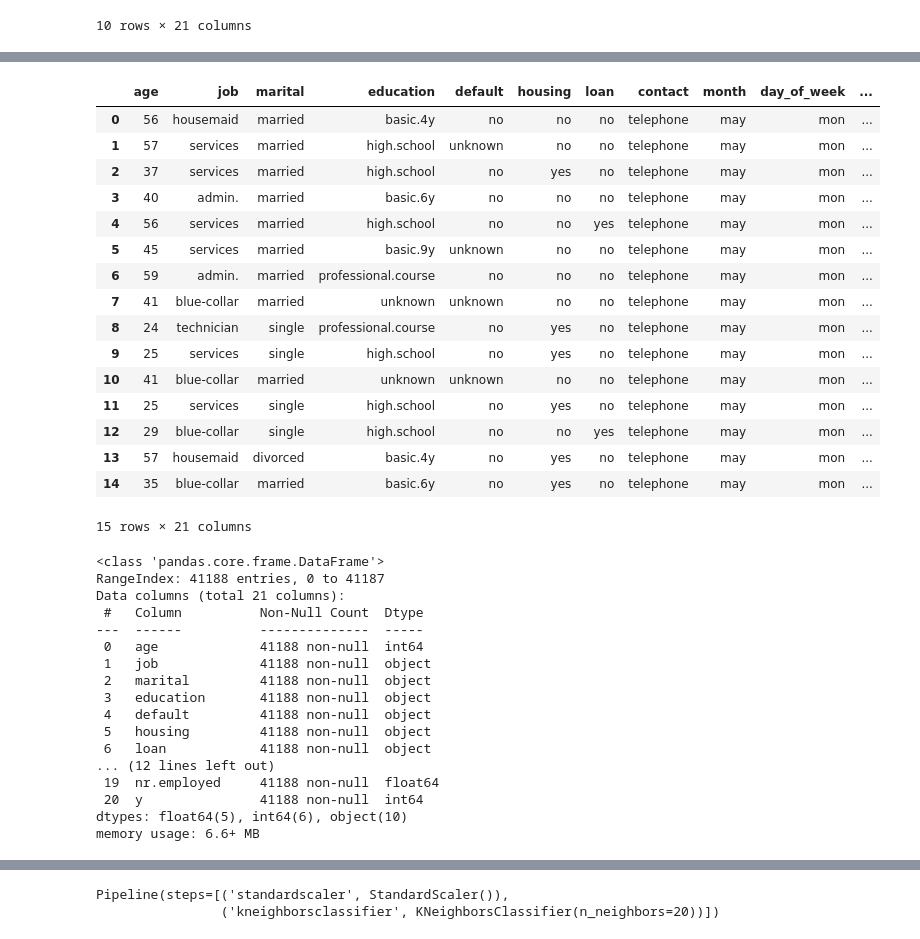
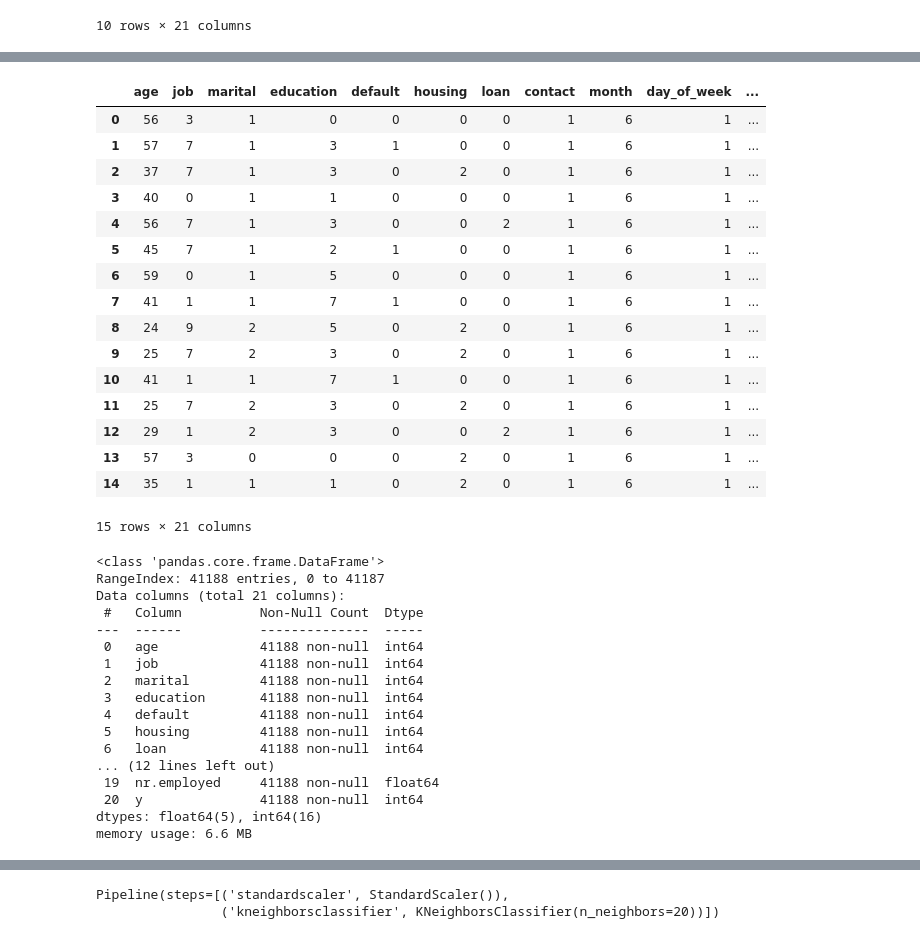
Before and after one commit to rahulbatra-19/KnnData, a Jupyter notebook: Untitled.ipynb, the cells around one changed output, grey strips where cells are left out. Cells and saved outputs as stored; diff of their text form; code cells hidden in the pictures.

```diff
--- a/Untitled.ipynb
+++ b/Untitled.ipynb
@@ -62,25 +64,40 @@ Kn.describe()
 | max | 98.00000 | 4918.000000 | 56.000000 | 999.000000 | 7.000000 | 1.400000 | 94.767000 | -26.900000 | ... |
 # %%
 i = preprocessing.LabelEncoder()
-Kn['y']= i.fit_transform(Kn['y'])
+# Kn['y']= i.fit_transform(Kn['y'])
+# Kn['job']=i.fit_transform(Kn['job'])
+def transform(x):
+    Kn[x] = i.fit_transform(Kn[x])
+transform('y')
+transform('job')
+transform('loan')
+transform('housing')
+transform('marital')
+transform('education')
+transform('contact')
+transform('month')
+transform('day_of_week')
+transform('default')
+transform('duration')
+transform('poutcome')
 Kn.head(n=15)
 # %% [output]
 |  | age | job | marital | education | default | housing | loan | contact | month | day_of_week | ... |
-| 0 | 56 | housemaid | married | basic.4y | no | no | no | telephone | may | mon | ... |
-| 1 | 57 | services | married | high.school | unknown | no | no | telephone | may | mon | ... |
-| 2 | 37 | services | married | high.school | no | yes | no | telephone | may | mon | ... |
-| 3 | 40 | admin. | married | basic.6y | no | no | no | telephone | may | mon | ... |
-| 4 | 56 | services | married | high.school | no | no | yes | telephone | may | mon | ... |
-| 5 | 45 | services | married | basic.9y | unknown | no | no | telephone | may | mon | ... |
-| 6 | 59 | admin. | married | professional.course | no | no | no | telephone | may | mon | ... |
-| 7 | 41 | blue-collar | married | unknown | unknown | no | no | telephone | may | mon | ... |
-| 8 | 24 | technician | single | professional.course | no | yes | no | telephone | may | mon | ... |
-| 9 | 25 | services | single | high.school | no | yes | no | telephone | may | mon | ... |
-| 10 | 41 | blue-collar | married | unknown | unknown | no | no | telephone | may | mon | ... |
-| 11 | 25 | services | single | high.school | no | yes | no | telephone | may | mon | ... |
-| 12 | 29 | blue-collar | single | high.school | no | no | yes | telephone | may | mon | ... |
-| 13 | 57 | housemaid | divorced | basic.4y | no | yes | no | telephone | may | mon | ... |
-| 14 | 35 | blue-collar | married | basic.6y | no | yes | no | telephone | may | mon | ... |
+| 0 | 56 | 3 | 1 | 0 | 0 | 0 | 0 | 1 | 6 | 1 | ... |
+| 1 | 57 | 7 | 1 | 3 | 1 | 0 | 0 | 1 | 6 | 1 | ... |
+| 2 | 37 | 7 | 1 | 3 | 0 | 2 | 0 | 1 | 6 | 1 | ... |
+| 3 | 40 | 0 | 1 | 1 | 0 | 0 | 0 | 1 | 6 | 1 | ... |
+| 4 | 56 | 7 | 1 | 3 | 0 | 0 | 2 | 1 | 6 | 1 | ... |
+| 5 | 45 | 7 | 1 | 2 | 1 | 0 | 0 | 1 | 6 | 1 | ... |
+| 6 | 59 | 0 | 1 | 5 | 0 | 0 | 0 | 1 | 6 | 1 | ... |
+| 7 | 41 | 1 | 1 | 7 | 1 | 0 | 0 | 1 | 6 | 1 | ... |
+| 8 | 24 | 9 | 2 | 5 | 0 | 2 | 0 | 1 | 6 | 1 | ... |
+| 9 | 25 | 7 | 2 | 3 | 0 | 2 | 0 | 1 | 6 | 1 | ... |
+| 10 | 41 | 1 | 1 | 7 | 1 | 0 | 0 | 1 | 6 | 1 | ... |
+| 11 | 25 | 7 | 2 | 3 | 0 | 2 | 0 | 1 | 6 | 1 | ... |
+| 12 | 29 | 1 | 2 | 3 | 0 | 0 | 2 | 1 | 6 | 1 | ... |
+| 13 | 57 | 3 | 0 | 0 | 0 | 2 | 0 | 1 | 6 | 1 | ... |
+| 14 | 35 | 1 | 1 | 1 | 0 | 2 | 0 | 1 | 6 | 1 | ... |
 15 rows × 21 columns
 # %%
 Kn.info()
@@ -91,17 +108,17 @@ Data columns (total 21 columns):
  #   Column          Non-Null Count  Dtype
 ---  ------          --------------  -----
  0   age             41188 non-null  int64
- 1   job             41188 non-null  object
- 2   marital         41188 non-null  object
- 3   education       41188 non-null  object
- 4   default         41188 non-null  object
- 5   housing         41188 non-null  object
- 6   loan            41188 non-null  object
+ 1   job             41188 non-null  int64
+ 2   marital         41188 non-null  int64
+ 3   education       41188 non-null  int64
+ 4   default         41188 non-null  int64
+ 5   housing         41188 non-null  int64
+ 6   loan            41188 non-null  int64
 ... (12 lines left out)
  19  nr.employed     41188 non-null  float64
  20  y               41188 non-null  int64
-dtypes: float64(5), int64(6), object(10)
-memory usage: 6.6+ MB
+dtypes: float64(5), int64(16)
+memory usage: 6.6 MB
 # %%
 Kn.loc[Kn.duplicated(),:]
 # %% [output]
```
Also changed, not shown: parts of 16 cells of this notebook.
